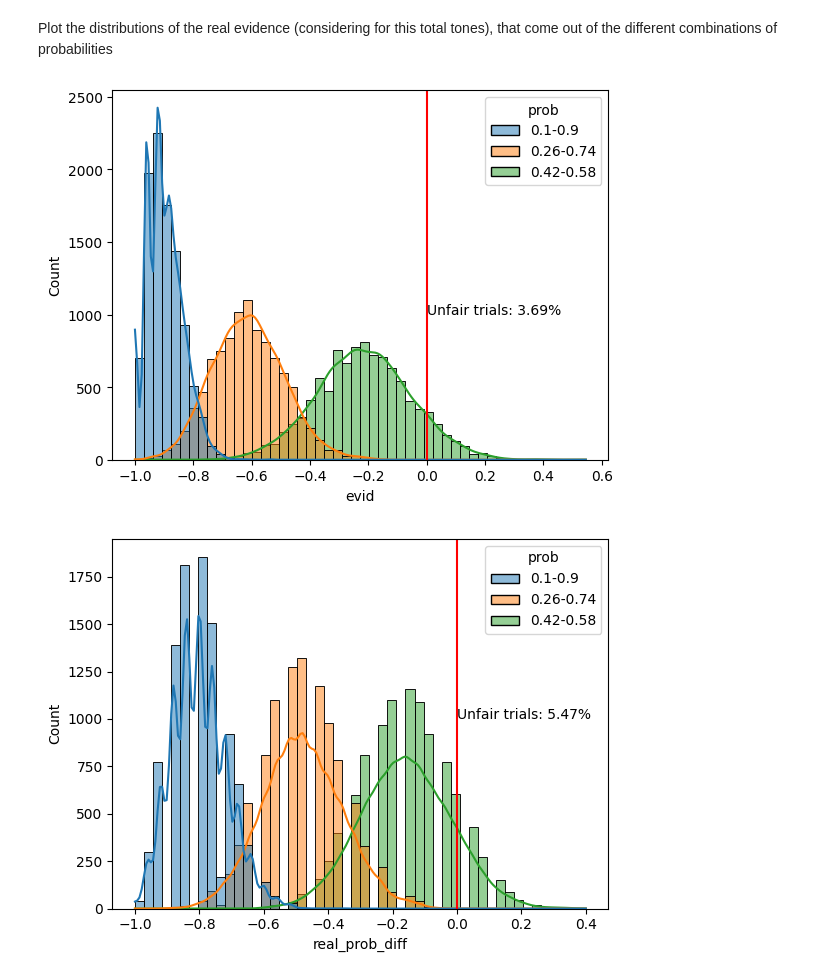
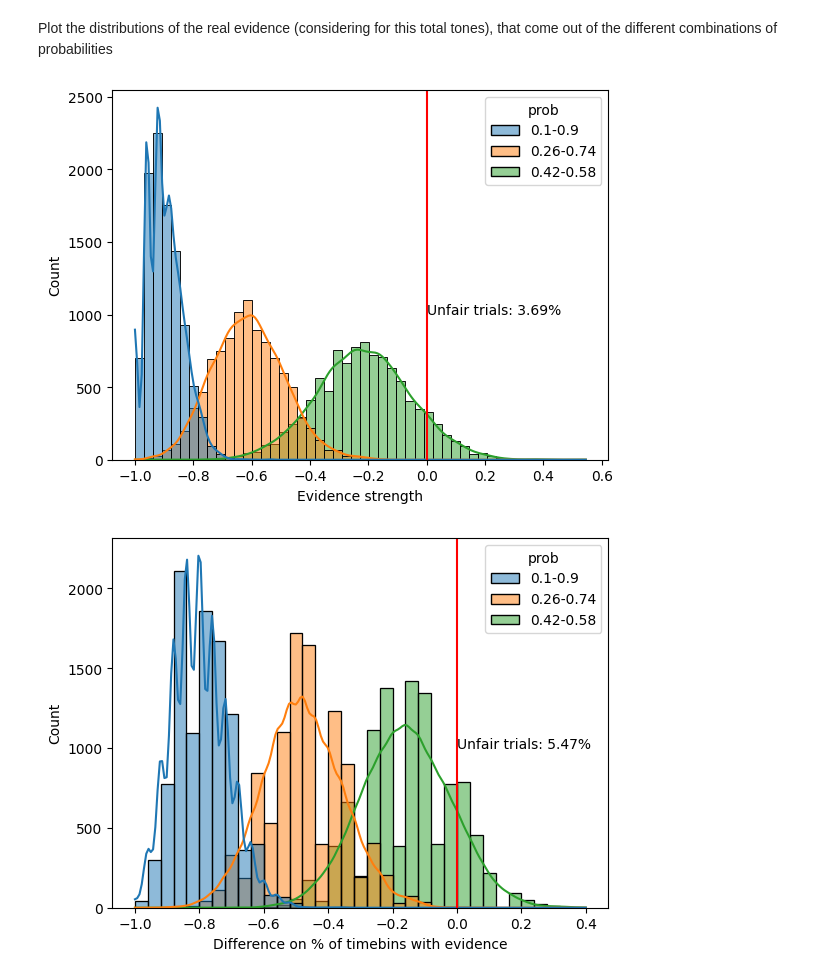
Before and after one commit to LearningCircuitsLab/auditory-task-python, a Jupyter notebook: sound_stimuli_analysis.ipynb, the cells around one changed output. Saved outputs shown, nothing was run; the diff lists cells and outputs as text; code cells hidden in the pictures.

```diff
--- a/sound_stimuli_analysis.ipynb
+++ b/sound_stimuli_analysis.ipynb
@@ -60,7 +63,7 @@ plt.show()
 [figure]
 # %%
 # plot a spectrogram
-f, t, Sxx = spectrogram(cot, sound_properties["sample_rate"], nperseg=1024, noverlap=512)
+f, t, Sxx = spectrogram(cot, sound_properties["sample_rate"], nperseg=512)
 plt.figure(figsize=(8, 3))
 plt.pcolormesh(t, f, 10 * np.log10(Sxx))
 plt.ylabel("Frequency [Hz]")
@@ -155,9 +163,10 @@ Plot the distributions of the real evidence (considering for this total tones),
 sns.histplot(data=evidence_strengths, x="evid", hue="prob", bins=50, kde=True)
 plt.axvline(0, color="red")
 plt.text(0, 1000, f"Unfair trials: {100 * unfair_perc:.2f}%")
+plt.xlabel("Evidence strength")
 plt.show()
 # %% [output]
-[figure, old version]
+[figure, new version]
 # %%
 # calculate unfairness on the filled columns
 dicts = []
@@ -172,9 +181,10 @@ real_prob_difs_df = pd.DataFrame(dicts)
 # %%
 unfair_perc = np.sum(real_prob_difs_df["real_prob_diff"] >= 0) / len(real_prob_difs_df)
 # %%
-sns.histplot(data=real_prob_difs_df, x="real_prob_diff", hue="prob", bins=50, kde=True)
+sns.histplot(data=real_prob_difs_df, x="real_prob_diff", hue="prob", bins=35, kde=True)
 plt.axvline(0, color="red")
 plt.text(0, 1000, f"Unfair trials: {100 * unfair_perc:.2f}%")
+plt.xlabel("Difference on % of timebins with evidence")
 plt.show()
 # %% [output]
-[figure, old version]
+[figure, new version]
```
Also changed, not shown: parts of 5 cells of this notebook, 3 other files.
